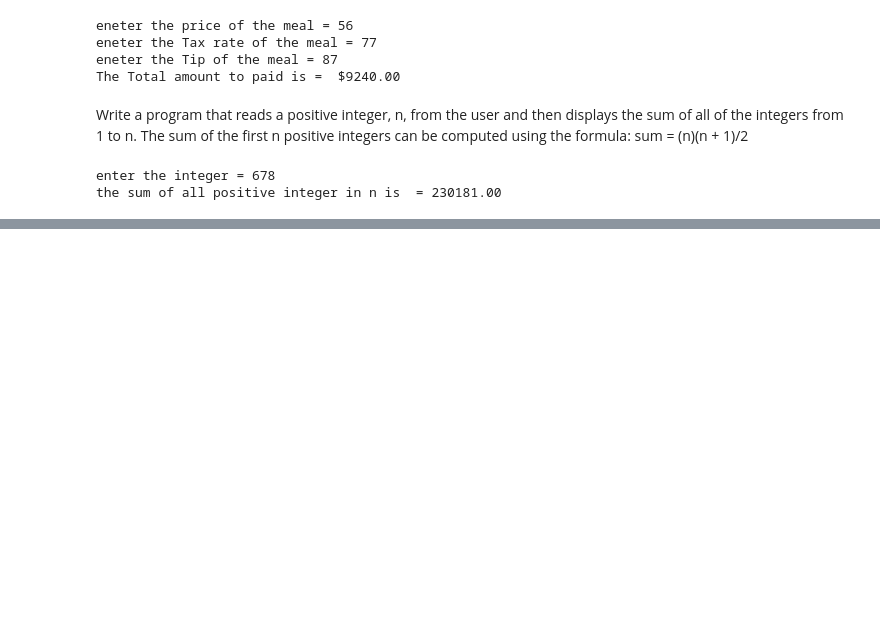
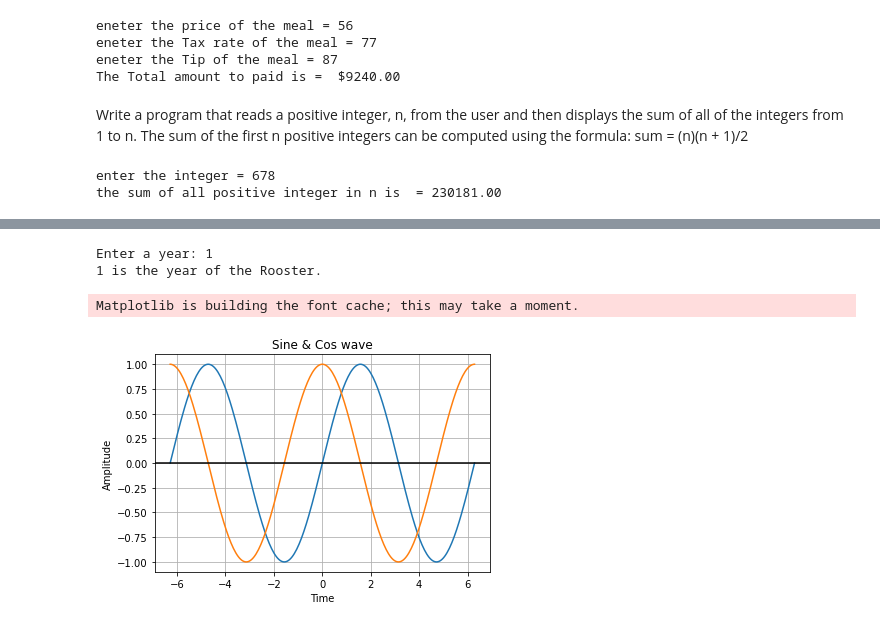
Before and after one commit to mars4tayo/OMOTAYO-PYTHON-programming-codes, a Jupyter notebook: OMOTAYO PYTHON programming codes.ipynb, the cells around one changed output, grey strips where cells are left out. Drawn from its saved outputs; the diff is of its cells as text; code cells hidden in the pictures; blank space fills up the shorter version.

```diff
--- a/OMOTAYO PYTHON programming codes.ipynb
+++ b/OMOTAYO PYTHON programming codes.ipynb
@@ -155,0 +689,59 @@ the sum of all positive integer in n is  = 230181.00
+# %%
+##
+# Determine the animal associated with a year according to the Chinese zodiac.
+#
+# Read a year from the user
+year = int(input("Enter a year: "))
+# Determine the animal associated with that year
+if year % 12 == 8:
+    animal = "Dragon"
+elif year % 12 == 9:
+    animal = "Snake"
+elif year % 12 == 10:
+    animal = "Horse"
+elif year % 12 == 11:
+    animal = "Sheep"
+elif year % 12 == 0:
+    animal = "Monkey"
+elif year % 12 == 1:
+    animal = "Rooster"
+elif year % 12 == 2:
+    animal = "Dog"
+elif year % 12 == 3:
+    animal = "Pig"
+elif year % 12 == 4:
+    animal = "Rat"
+elif year % 12 == 5:
+    animal = "Ox"
+elif year % 12 == 6:
+    animal = "Tiger"
+elif year % 12 == 7:
+    animal = "Hare"
+# Report the result
+print("%d is the year of the %s." % (year, animal))
+# %% [output]
+Enter a year: 1
+1 is the year of the Rooster.
+# %%
+import numpy as np
+import matplotlib.pyplot as plot
+# Get x values of the sine wave
+time = np.linspace(-2*np.pi, 2*np.pi, 256, endpoint=True)
+# Amplitude of the sine wave is sine of a variable like time
+amplitude_sin = np.sin(time)
+amplitude_cos = np.cos(time)
+# Plot a sine wave using time and amplitude obtained for the sine wave
+plot.plot(time, amplitude_sin)
+plot.plot(time, amplitude_cos)
+# Give a title for the sine wave plot
+plot.title('Sine & Cos wave')
+# Give x axis label for the sine wave plot
+plot.xlabel('Time')
+# Give y axis label for the sine wave plot
+plot.ylabel('Amplitude')
+plot.grid(True, which='both')
+plot.axhline(y=0, color='k')
+plot.show()
+# %% [output]
+Matplotlib is building the font cache; this may take a moment.
+[figure, added]
```
Also changed, not shown: parts of 138 cells of this notebook.
